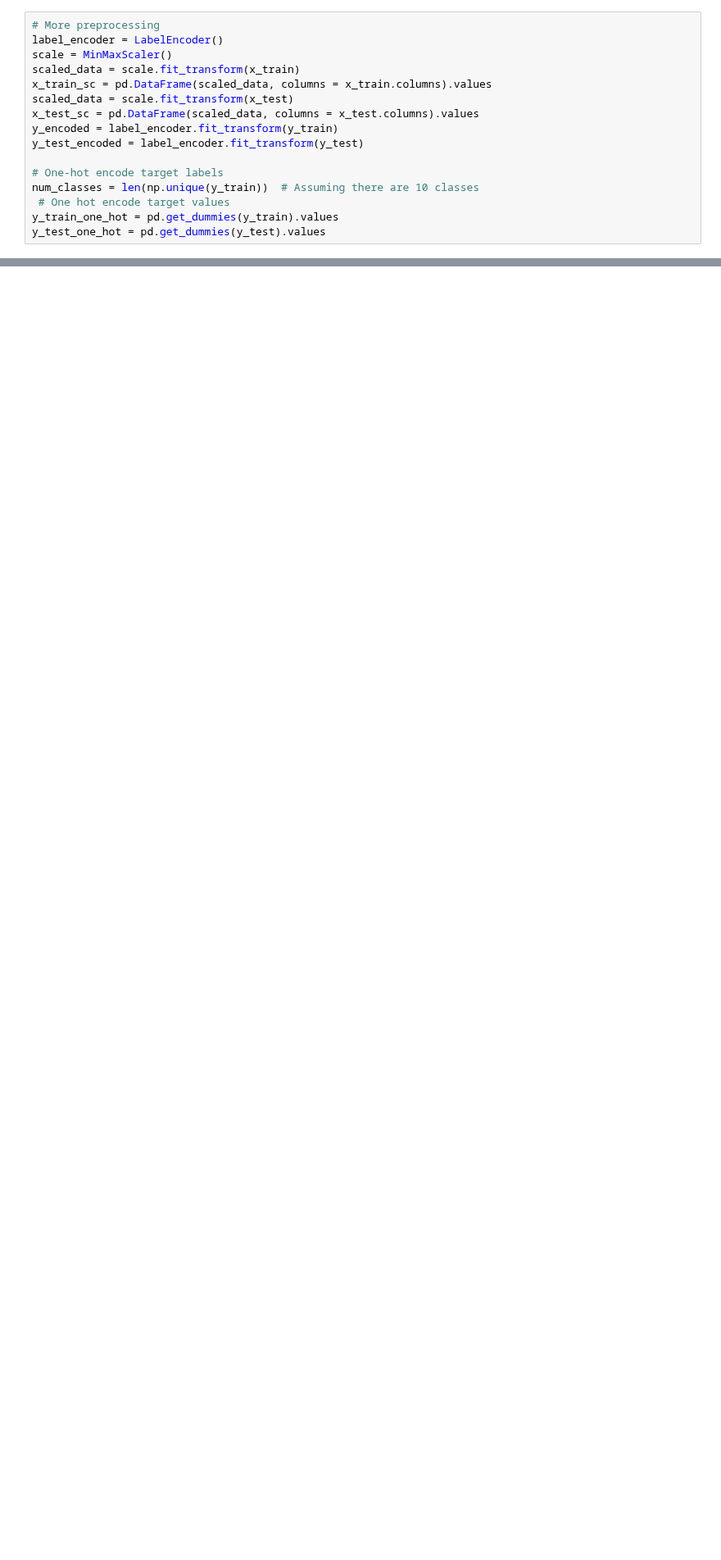
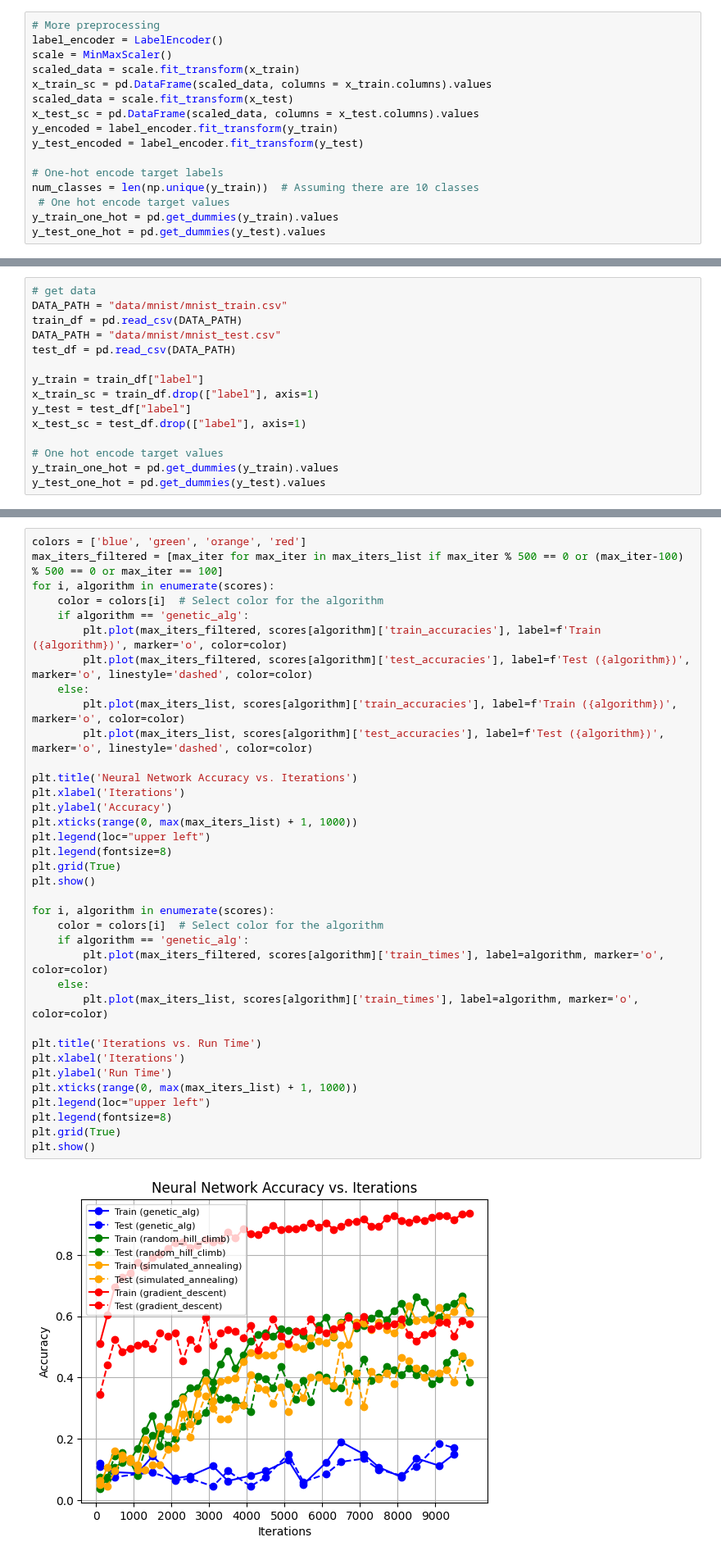
Before and after one commit to mccarvik/georgia_tech, a Jupyter notebook: machine_learning/2_assign/nn_training.ipynb, the cells around one changed output, grey strips where cells are left out. Shown at 82% size. Saved outputs shown, nothing was run; the diff lists cells and outputs as text; blank space fills up the shorter version.

```diff
--- a/machine_learning/2_assign/nn_training.ipynb
+++ b/machine_learning/2_assign/nn_training.ipynb
@@ -72 +77,16 @@ y_test_one_hot = pd.get_dummies(y_test).values
+# %%
+# get data
+DATA_PATH = "data/mnist/mnist_train.csv"
+train_df = pd.read_csv(DATA_PATH)
+DATA_PATH = "data/mnist/mnist_test.csv"
+test_df = pd.read_csv(DATA_PATH)
+
+y_train = train_df["label"]
+x_train_sc = train_df.drop(["label"], axis=1)
+y_test = test_df["label"]
+x_test_sc = test_df.drop(["label"], axis=1)
+
+# One hot encode target values
+y_train_one_hot = pd.get_dummies(y_train).values
+y_test_one_hot = pd.get_dummies(y_test).values
 # %%
@@ -174,0 +426,38 @@ Algorithm:  gradient_descent Max Iters:  300    Train Accuracy:  0.1    Test Acc
+# %%
+colors = ['blue', 'green', 'orange', 'red']
+max_iters_filtered = [max_iter for max_iter in max_iters_list if max_iter % 500 == 0 or (max_iter-100) % 500 == 0 or max_iter == 100]
+for i, algorithm in enumerate(scores):
+    color = colors[i]  # Select color for the algorithm
+    if algorithm == 'genetic_alg':
+        plt.plot(max_iters_filtered, scores[algorithm]['train_accuracies'], label=f'Train ({algorithm})', marker='o', color=color)
+        plt.plot(max_iters_filtered, scores[algorithm]['test_accuracies'], label=f'Test ({algorithm})', marker='o', linestyle='dashed', color=color)
+    else:
+        plt.plot(max_iters_list, scores[algorithm]['train_accuracies'], label=f'Train ({algorithm})', marker='o', color=color)
+        plt.plot(max_iters_list, scores[algorithm]['test_accuracies'], label=f'Test ({algorithm})', marker='o', linestyle='dashed', color=color)
+
+plt.title('Neural Network Accuracy vs. Iterations')
+plt.xlabel('Iterations')
+plt.ylabel('Accuracy')
+plt.xticks(range(0, max(max_iters_list) + 1, 1000))
+plt.legend(loc="upper left")
+plt.legend(fontsize=8)
+plt.grid(True)
+plt.show()
+
+for i, algorithm in enumerate(scores):
+    color = colors[i]  # Select color for the algorithm
+    if algorithm == 'genetic_alg':
+        plt.plot(max_iters_filtered, scores[algorithm]['train_times'], label=algorithm, marker='o', color=color)
+    else:
+        plt.plot(max_iters_list, scores[algorithm]['train_times'], label=algorithm, marker='o', color=color)
+
+plt.title('Iterations vs. Run Time')
+plt.xlabel('Iterations')
+plt.ylabel('Run Time')
+plt.xticks(range(0, max(max_iters_list) + 1, 1000))
+plt.legend(loc="upper left")
+plt.legend(fontsize=8)
+plt.grid(True)
+plt.show()
+# %% [output]
+[figure, added]
```
Also changed, not shown: parts of 10 cells of this notebook, 15 other files.
